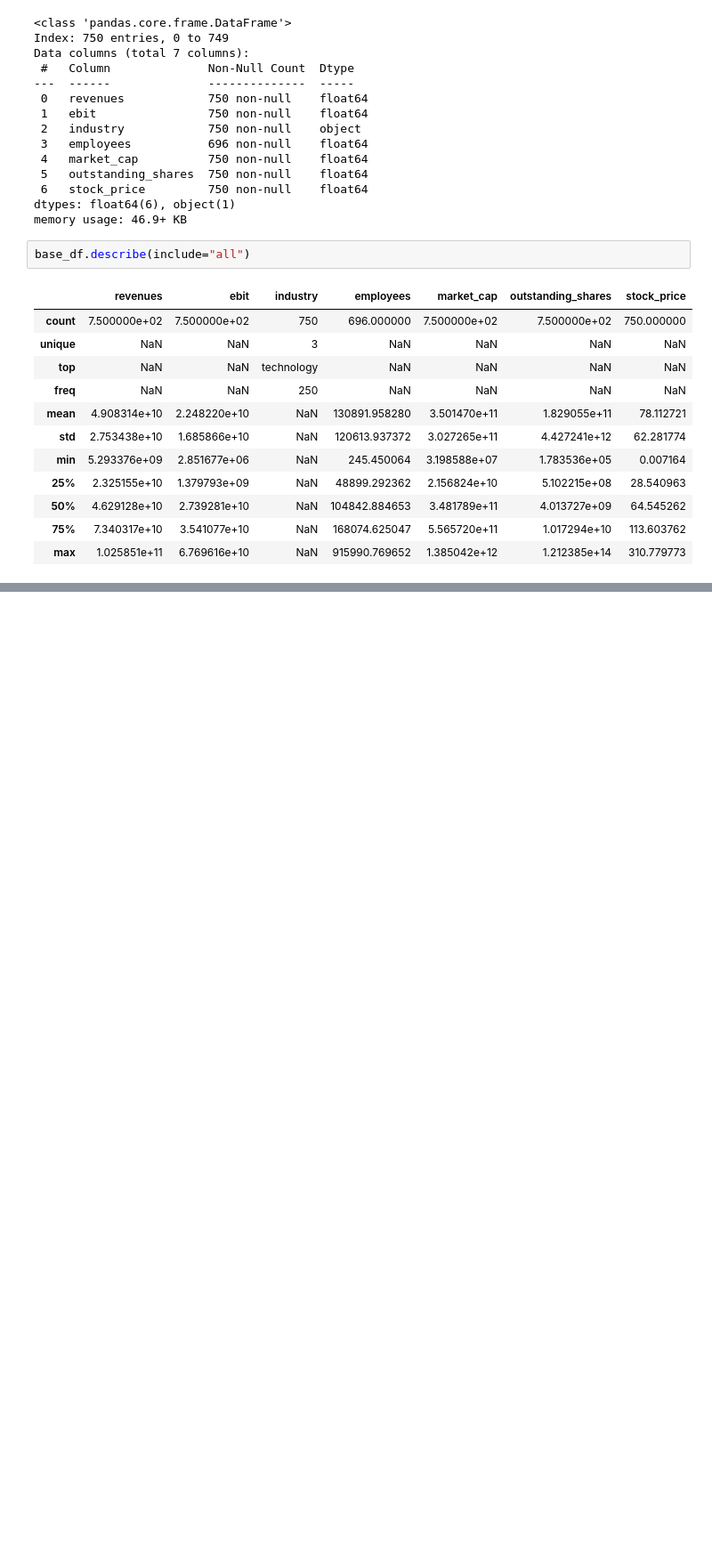
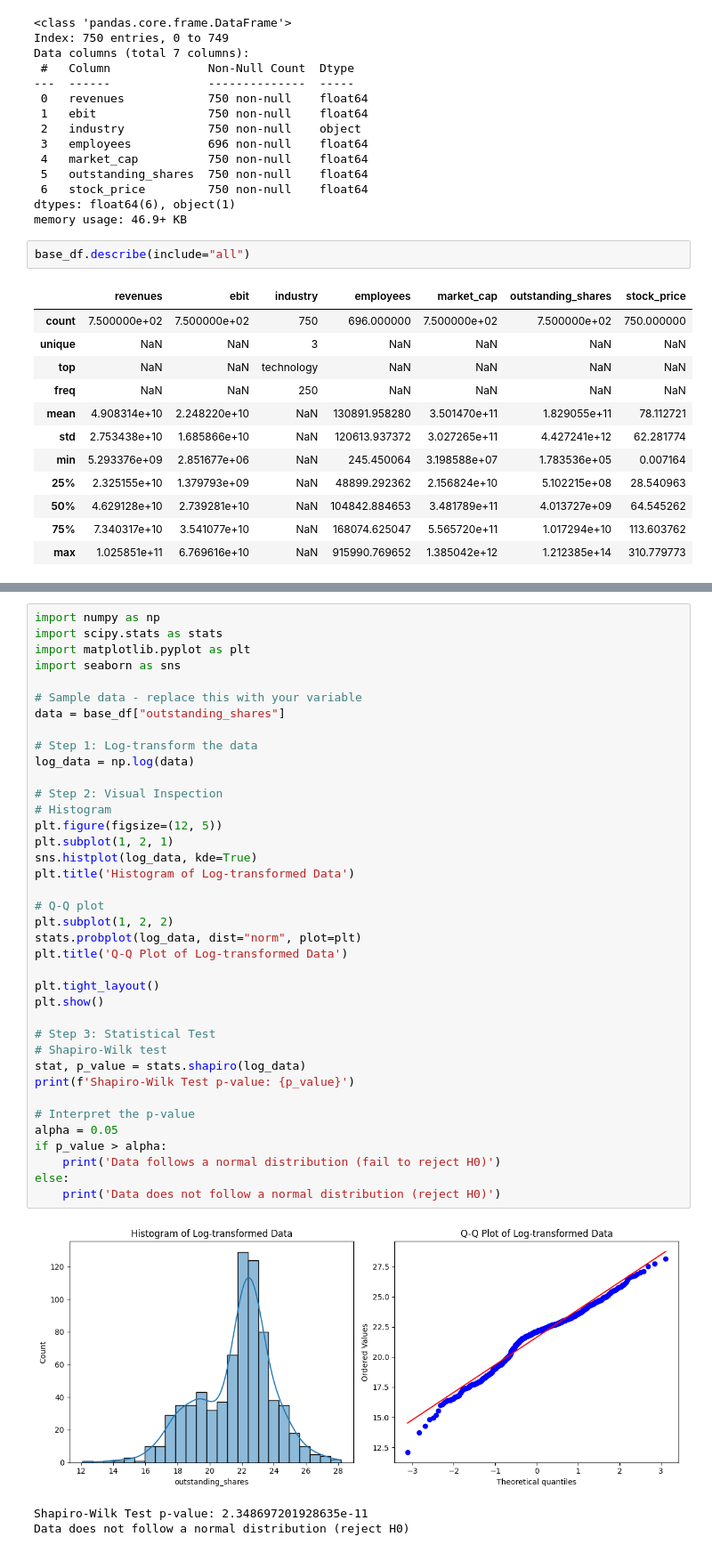
Before and after one commit to maxluetkemeyer/dataset_generator, a Jupyter notebook: dataset_2/1_GeneralInfo.ipynb, the cells around one changed output, grey strips where cells are left out. Shown at 89% size. Cells and saved outputs as stored; diff of their text form; blank space fills up the shorter version.

```diff
--- a/dataset_2/1_GeneralInfo.ipynb
+++ b/dataset_2/1_GeneralInfo.ipynb
@@ -65,0 +109,42 @@ plt.show()
+# %%
+import numpy as np
+import scipy.stats as stats
+import matplotlib.pyplot as plt
+import seaborn as sns
+
+# Sample data - replace this with your variable
+data = base_df["outstanding_shares"]
+
+# Step 1: Log-transform the data
+log_data = np.log(data)
+
+# Step 2: Visual Inspection
+# Histogram
+plt.figure(figsize=(12, 5))
+plt.subplot(1, 2, 1)
+sns.histplot(log_data, kde=True)
+plt.title('Histogram of Log-transformed Data')
+
+# Q-Q plot
+plt.subplot(1, 2, 2)
+stats.probplot(log_data, dist="norm", plot=plt)
+plt.title('Q-Q Plot of Log-transformed Data')
+
+plt.tight_layout()
+plt.show()
+
+# Step 3: Statistical Test
+# Shapiro-Wilk test
+stat, p_value = stats.shapiro(log_data)
+print(f'Shapiro-Wilk Test p-value: {p_value}')
+
+# Interpret the p-value
+alpha = 0.05
+if p_value > alpha:
+    print('Data follows a normal distribution (fail to reject H0)')
+else:
+    print('Data does not follow a normal distribution (reject H0)')
+# %% [output]
+[figure, added]
+Shapiro-Wilk Test p-value: 2.348697201928635e-11
+Data does not follow a normal distribution (reject H0)
```
Also changed, not shown: parts of 17 cells of this notebook, 1 other file.
